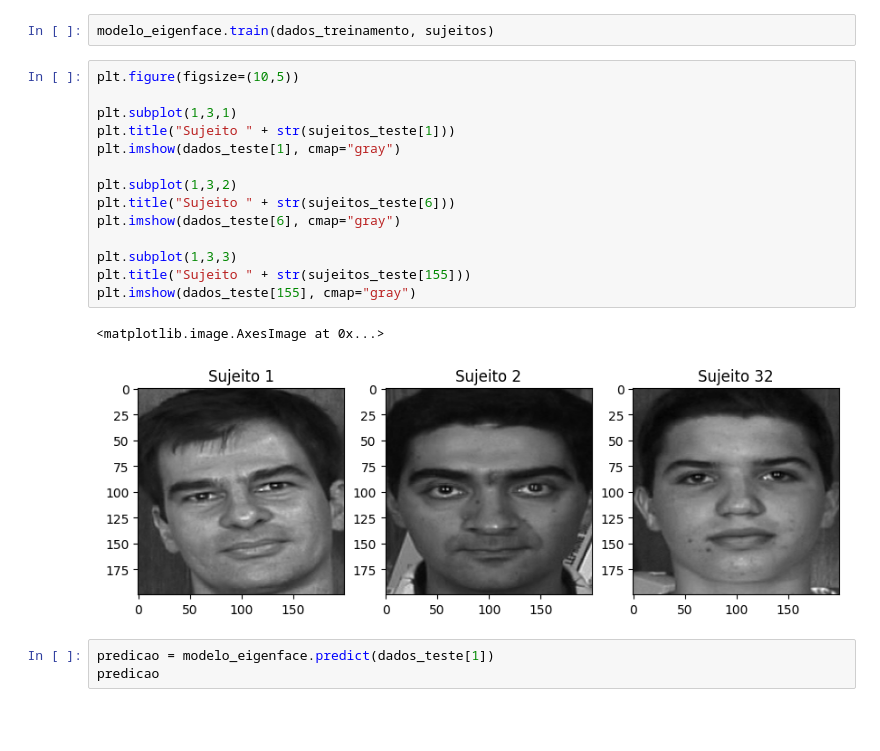
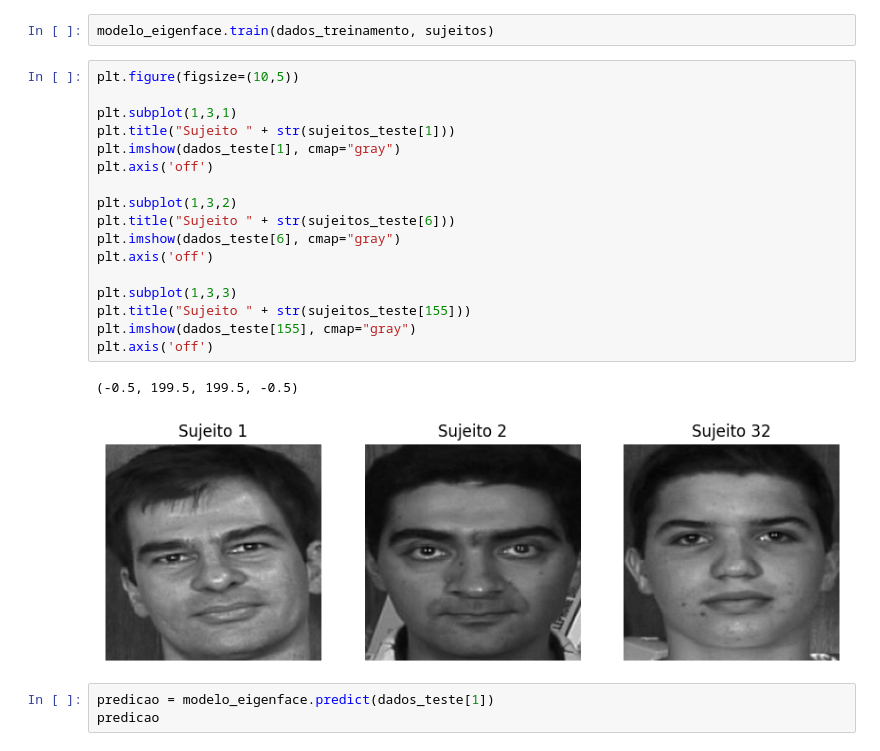
Before and after one commit to goosekiing/analise-e-classificacao-de-faces-visao-computacional-com-opencv, a Jupyter notebook: project-11.ipynb, the cells around one changed output. Saved outputs shown, nothing was run; the diff lists cells and outputs as text; blank space fills up the shorter version.

```diff
--- a/project-11.ipynb
+++ b/project-11.ipynb
@@ -127,20 +132,23 @@ modelo_eigenface.train(dados_treinamento, sujeitos)
 # %%
 plt.figure(figsize=(10,5))
 
 plt.subplot(1,3,1)
 plt.title("Sujeito " + str(sujeitos_teste[1]))
 plt.imshow(dados_teste[1], cmap="gray")
+plt.axis('off')
 
 plt.subplot(1,3,2)
 plt.title("Sujeito " + str(sujeitos_teste[6]))
 plt.imshow(dados_teste[6], cmap="gray")
+plt.axis('off')
 
 plt.subplot(1,3,3)
 plt.title("Sujeito " + str(sujeitos_teste[155]))
 plt.imshow(dados_teste[155], cmap="gray")
+plt.axis('off')
 # %% [output]
-<matplotlib.image.AxesImage at 0x...>
+(-0.5, 199.5, 199.5, -0.5)
-[figure, old version]
+[figure, new version]
 # %%
 predicao = modelo_eigenface.predict(dados_teste[1])
 predicao
```
Also changed, not shown: parts of 5 cells of this notebook, 2 other files.
